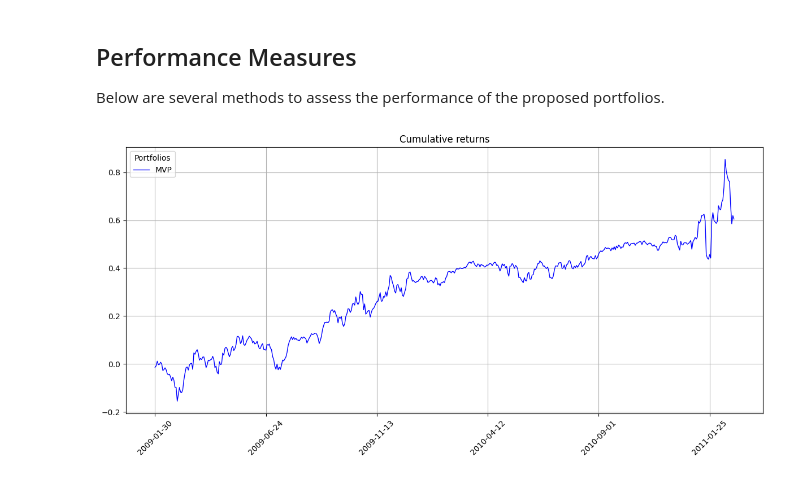
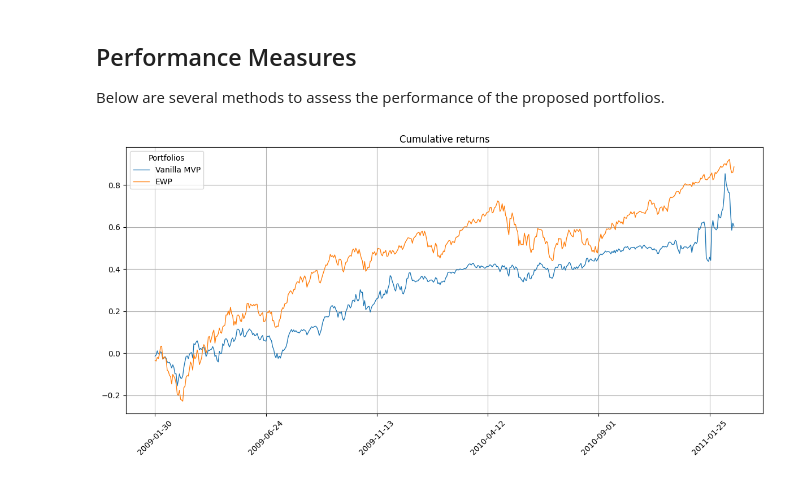
Before and after one commit to VAPopa7/improved-MVP, a Jupyter notebook: backtest_MVPs.ipynb, the cells around one changed output. Saved outputs shown, nothing was run; the diff lists cells and outputs as text; code cells hidden in the pictures.

Commit message:
feat: made MVP as to work for any estimators and added functions for running multiple backtest simultaneously

```diff
--- a/backtest_MVPs.ipynb
+++ b/backtest_MVPs.ipynb
@@ -66,19 +72,19 @@ def MVP_lmd(X_log, lmd=1):
 Instead of having a fixed $\lambda$, we could use cross-validation within the in-sample data to determine it based on Sharpe ratio, making the MVP more adaptable in volatile periods.
 # %%
 # Function for cross-validating lambda in MVP
-def estimate_lmd(X_log, X_lin, lambdas):
+def estimate_lmd(X_lin, lambdas):
     lmd_performance = {}
 
     # Split in-sample data in 70-30 train data and validation data
-    T = X_log.shape[0]
+    T = X_lin.shape[0]
     T_split = round(0.70*T)
 
+    X_lin_trn = X_lin[:T_split]
     X_lin_val =  X_lin[T_split:]
-    X_log_trn = X_log[:T_split]
 
     # Compute weights and returns for each lambda
     for lmd in lambdas:
-        w_MVP = MVP_lmd(X_log_trn, lmd)
+        w_MVP = gaus_MVP(X_lin_trn, lmd)
         ret_MVP = X_lin_val @ w_MVP
 
         # Measure performance based on Sharpe ratio
@@ -89,14 +95,24 @@ def estimate_lmd(X_log, X_lin, lambdas):
     best_lmd = max(lmd_performance, key=lmd_performance.get)
     print(f"The best lambda value is {best_lmd} with a Sharpe ratio of {lmd_performance[best_lmd]}")
     return best_lmd
+# %%
+# MVP function with cross-validation for lambda
+def MVP_blmd(X_lin):
+    # Estimate lambda using cross-validation
+    print("Cross-validating lambda based on Sharpe ratio...")
+    lambdas = np.linspace(1, 64, 25)
+    best_lmd = estimate_lmd(X_lin, lambdas)
+    weights = gaus_MVP(X_lin, best_lmd)
+
+    return weights
 # %% [markdown]
 ### **Equally Weighted Portfolio (EWP)**
 The EWP portfolio is a well-known heuristic portfolio that allocates the capital equal over the $N$ assets, such that: $$w=\frac{1}{N} \times 1$$
 In this context, it will be used as a benchmark.
 # %%
 # Equally Weighted Portfolio function
-def EWP(X_log):
-    N = X_log.shape[1]
+def EWP(X_lin):
+    N = X_lin.shape[1]
     return np.repeat(1/N, N)
 # %% [markdown]
 ## Walk-forward Backtesting
@@ -158,4 +176,11 @@ def backtest(prices: pd.DataFrame, str_test: str, end_test: str, lookback: int=2
 # %%
+# Include portfolio functions for testing
+portf_funcs = {"Vanilla MVP":MVP_blmd,
+               "EWP": EWP}
+for portf in portf_funcs:
+    all_w[portf] = pd.DataFrame()
+    all_rets[portf] = pd.Series()
+
 # Will cycle through the monthly constituents and backtest the portfolios with the available data
 while start_idx < end_idx:
     # Load constituents and save ones we have price data for as "exst_consts"
@@ -170,11 +195,13 @@ while start_idx < end_idx:
 
     # Conduct backtest with weekly rebalancing and transaction costs of 0.30% per trade
     print(f"Running backtest {start_idx}. Reoptimization as of: {str_test}")
-    portf_ret, portf_w = backtest(exst_data, str_test, end_test, lookback, 5, 30)
+    portf_ret, portf_w = backtest(portf_funcs, exst_data, str_test, end_test, lookback, 5, 30)
     print("Backtesting completed \n")
 
-    all_rets = pd.concat([all_rets, portf_ret])
-    all_w = pd.concat([all_w, portf_w])
+    # Concatenate returns and weights to previous period
+    for portf in portf_funcs:
+        all_rets[portf] = pd.concat([all_rets[portf], portf_ret[portf]])
+        all_w[portf] = pd.concat([all_w[portf], portf_w[portf]])
 
     start_idx += 1
 # %% [output]
@@ -210,13 +246,14 @@ Below are several methods to assess the performance of the proposed portfolios.
 # %%
 # Plot cumulative returns
 plt.figure(figsize=(12, 6))
-cum_ret = (1 + all_rets).cumprod() - 1
-cum_ret.plot(color='blue', label='MVP', linewidth=1)
+for portf_name in portf_funcs:
+    cum_ret = (1 + all_rets[portf_name]).cumprod() - 1
+    cum_ret.plot(label=portf_name, linewidth=1)
 plt.title('Cumulative returns')
 plt.legend(title='Portfolios')
 plt.xticks(rotation=45)
 plt.grid()
 plt.tight_layout()
 plt.show()
 # %% [output]
-[figure, old version]
+[figure, new version]
```
Also changed, not shown: parts of 5 cells of this notebook.
